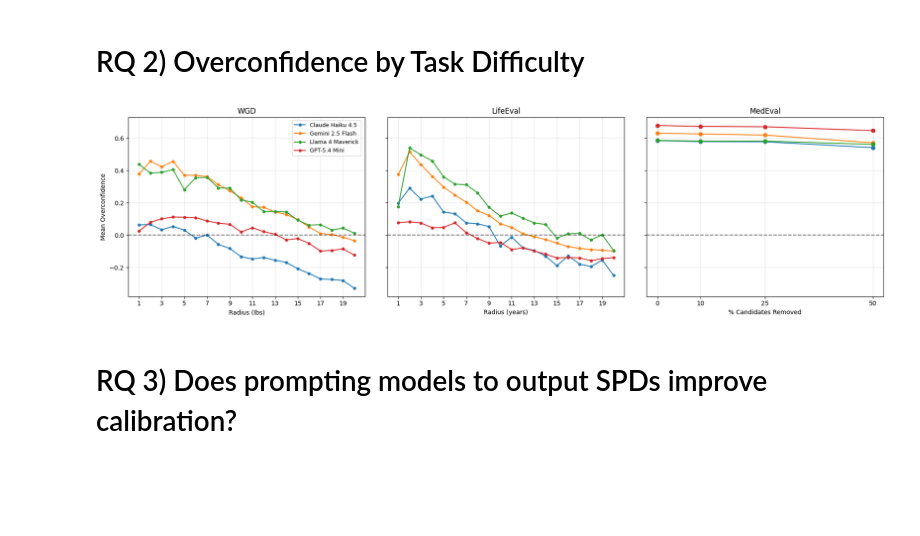
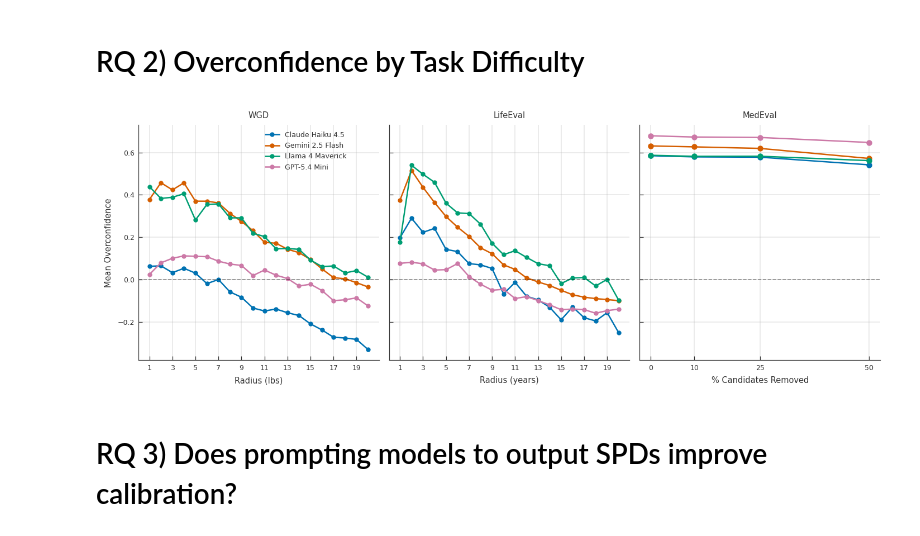
Before and after one commit to NoamMichael/BayesEval, a Jupyter notebook: analysis/analysis.ipynb, the cells around one changed output. Saved outputs shown, nothing was run; the diff lists cells and outputs as text; code cells hidden in the pictures; blank space fills up the shorter version.

```diff
--- a/analysis/analysis.ipynb
+++ b/analysis/analysis.ipynb
@@ -283,56 +375,60 @@ me_df["true_probability"] = [
 me_df["overconfidence"] = me_df["Confidence"] - me_df["true_probability"]
 
 # --- Plot ---
-fig, axes = plt.subplots(1, 3, figsize=(18, 5), sharey=True)
-#fig.suptitle("Overconfidence by Task Difficulty", fontsize=14, y=1.02)
+fig, axes = plt.subplots(1, 3, figsize=(9.5, 3.5), sharey=True)
 
 # WGD
 ax = axes[0]
 for model, label in zip(MODELS, MODEL_LABELS):
     sub = wgd_df[wgd_df["model"] == model]
     grouped = sub.groupby("within_lbs")["overconfidence"].mean()
-    ax.plot(grouped.index, grouped.values, marker="o", markersize=4,
-            label=label, color=MODEL_COLORS[model], linewidth=1.5)
-ax.axhline(0, color="black", linestyle="--", alpha=0.5)
+    ax.plot(grouped.index, grouped.values, marker="o", markersize=3,
+            label=label, color=MODEL_COLORS[model], linewidth=1.2)
+ax.axhline(0, color="black", linestyle="--", alpha=0.4, linewidth=0.8)
 ax.set_xlabel("Radius (lbs)")
 ax.set_ylabel("Mean Overconfidence")
 ax.set_title("WGD")
 ax.set_xticks(range(1, 21, 2))
 ax.grid(alpha=0.3)
+ax.set_axisbelow(True)
 
 # LifeEval
 ax = axes[1]
 for model, label in zip(MODELS, MODEL_LABELS):
     sub = le_df[le_df["model"] == model]
     grouped = sub.groupby("radius")["overconfidence"].mean()
-    ax.plot(grouped.index, grouped.values, marker="o", markersize=4,
-            label=label, color=MODEL_COLORS[model], linewidth=1.5)
-ax.axhline(0, color="black", linestyle="--", alpha=0.5)
+    ax.plot(grouped.index, grouped.values, marker="o", markersize=3,
+            label=label, color=MODEL_COLORS[model], linewidth=1.2)
+ax.axhline(0, color="black", linestyle="--", alpha=0.4, linewidth=0.8)
 ax.set_xlabel("Radius (years)")
 ax.set_title("LifeEval")
 ax.set_xticks(range(1, 21, 2))
 ax.grid(alpha=0.3)
+ax.set_axisbelow(True)
 
 # MedEval
 ax = axes[2]
 for model, label in zip(MODELS, MODEL_LABELS):
     sub = me_df[me_df["model"] == model]
     grouped = sub.groupby("removal_pct")["overconfidence"].mean()
-    ax.plot(grouped.index, grouped.values, marker="o", markersize=6,
-            label=label, color=MODEL_COLORS[model], linewidth=1.5)
-ax.axhline(0, color="black", linestyle="--", alpha=0.5)
+    ax.plot(grouped.index, grouped.values, marker="o", markersize=4,
+            label=label, color=MODEL_COLORS[model], linewidth=1.2)
+ax.axhline(0, color="black", linestyle="--", alpha=0.4, linewidth=0.8)
 ax.set_xlabel("% Candidates Removed")
 ax.set_title("MedEval")
 ax.set_xticks([0, 10, 25, 50])
 ax.grid(alpha=0.3)
+ax.set_axisbelow(True)
 
-axes[0].legend(bbox_to_anchor=(0.68, 1), loc="upper left", fontsize=9)
+
 plt.tight_layout()
+axes[0].legend(bbox_to_anchor=(0.5, 1), loc="upper left")
 Path(FIGURES_PATH).mkdir(exist_ok=True)
-fig.savefig(f"{FIGURES_PATH}/overconfidence_by_difficulty.png", dpi=150, bbox_inches="tight")
+fig.savefig(f"{FIGURES_PATH}/overconfidence_by_difficulty.pdf", bbox_inches="tight")
+fig.savefig(f"{FIGURES_PATH}/overconfidence_by_difficulty.png", dpi=300, bbox_inches="tight")
 plt.show()
 # %% [output]
-[figure, old version]
+[figure, new version]
 # %% [markdown]
 # RQ 3) Does prompting models to output SPDs improve calibration?
 # %%
```
Also changed, not shown: parts of 11 cells of this notebook, 16 other files.
